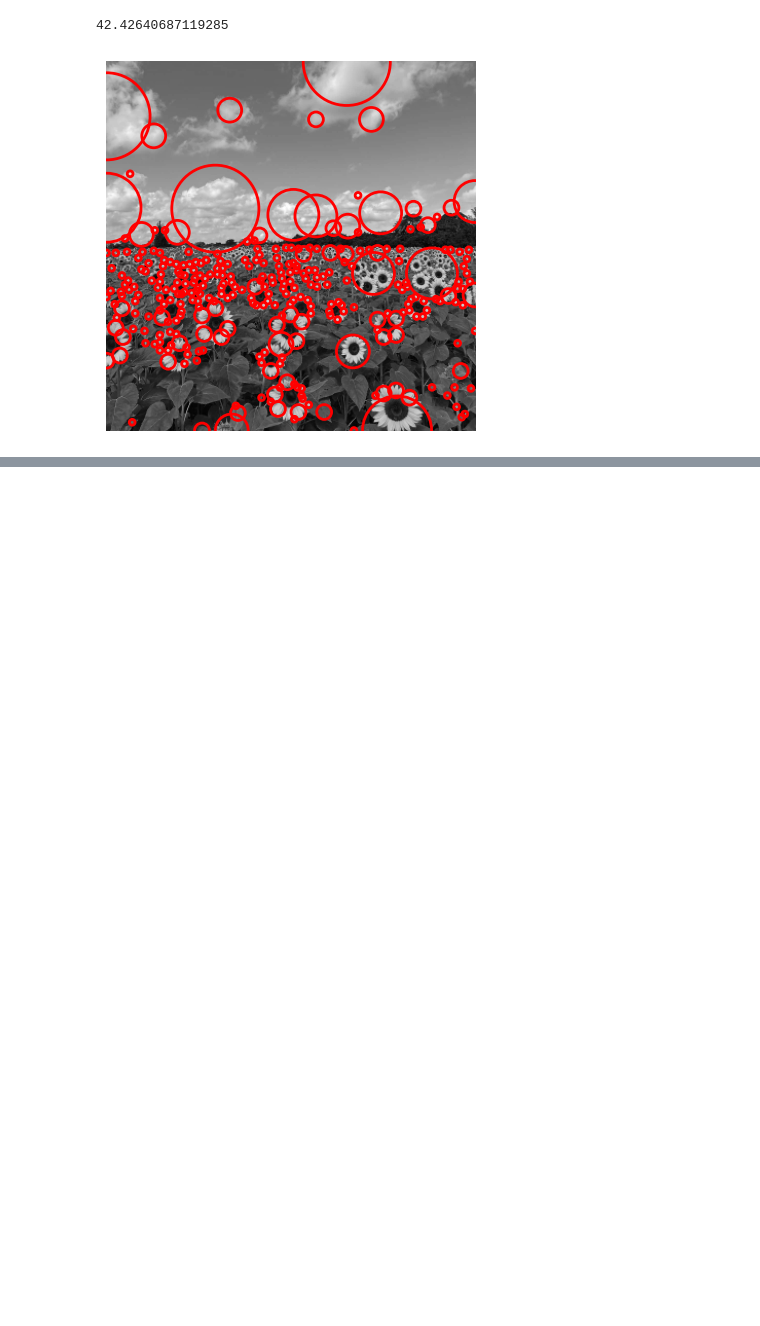
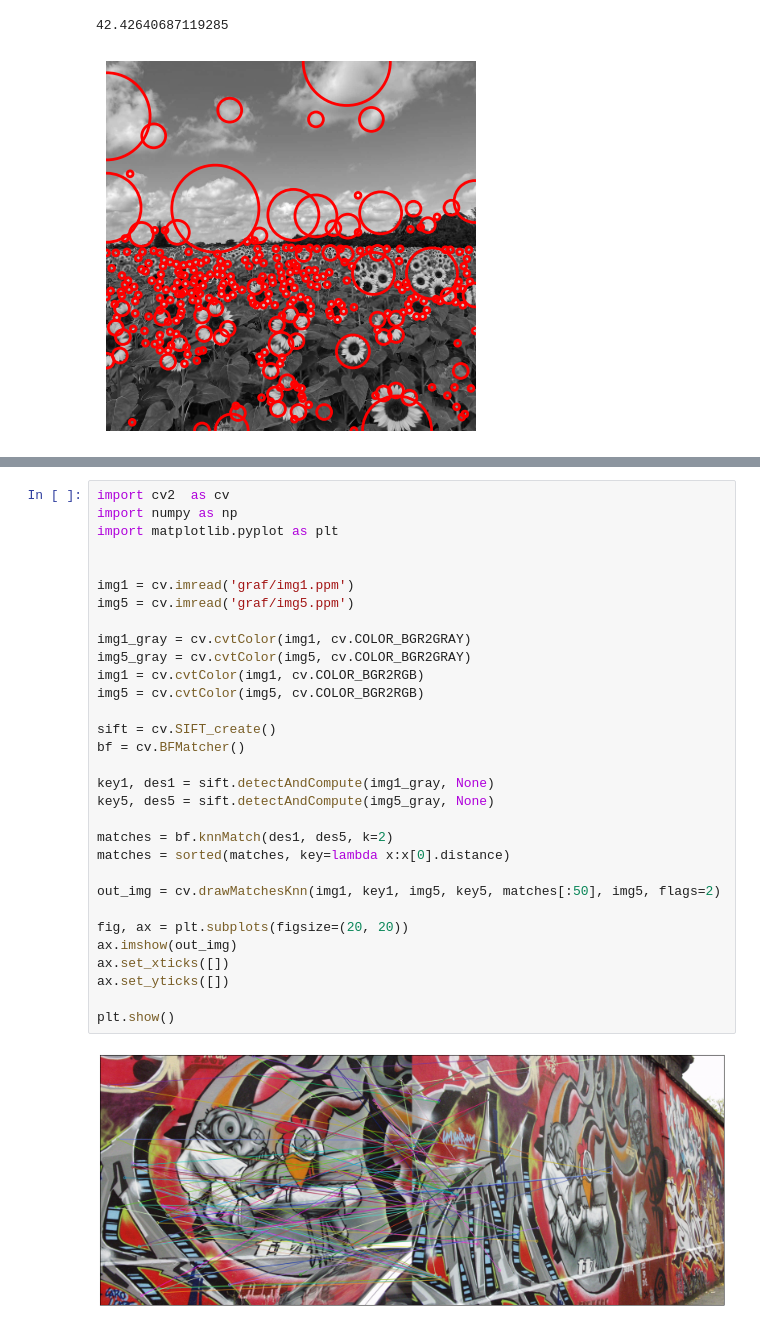
Before and after one commit to Asini-Jayakody/EN3160-Fitting-and-Alignment, a Jupyter notebook: A2.ipynb, the cells around one changed output, grey strips where cells are left out. Saved outputs shown, nothing was run; the diff lists cells and outputs as text; blank space fills up the shorter version.

```diff
--- a/A2.ipynb
+++ b/A2.ipynb
@@ -244,0 +292,33 @@ inliers 38
+# %%
+import cv2  as cv
+import numpy as np
+import matplotlib.pyplot as plt
+
+
+img1 = cv.imread('graf/img1.ppm')
+img5 = cv.imread('graf/img5.ppm')
+
+img1_gray = cv.cvtColor(img1, cv.COLOR_BGR2GRAY)
+img5_gray = cv.cvtColor(img5, cv.COLOR_BGR2GRAY)
+img1 = cv.cvtColor(img1, cv.COLOR_BGR2RGB)
+img5 = cv.cvtColor(img5, cv.COLOR_BGR2RGB)
+
+sift = cv.SIFT_create()
+bf = cv.BFMatcher()
+
+key1, des1 = sift.detectAndCompute(img1_gray, None)
+key5, des5 = sift.detectAndCompute(img5_gray, None)
+
+matches = bf.knnMatch(des1, des5, k=2)
+matches = sorted(matches, key=lambda x:x[0].distance)
+
+out_img = cv.drawMatchesKnn(img1, key1, img5, key5, matches[:50], img5, flags=2)
+
+fig, ax = plt.subplots(figsize=(20, 20))
+ax.imshow(out_img)
+ax.set_xticks([])
+ax.set_yticks([])
+
+plt.show()
+# %% [output]
+[figure, added]
```
Also changed, not shown: parts of 2 cells of this notebook, 20 other files.
